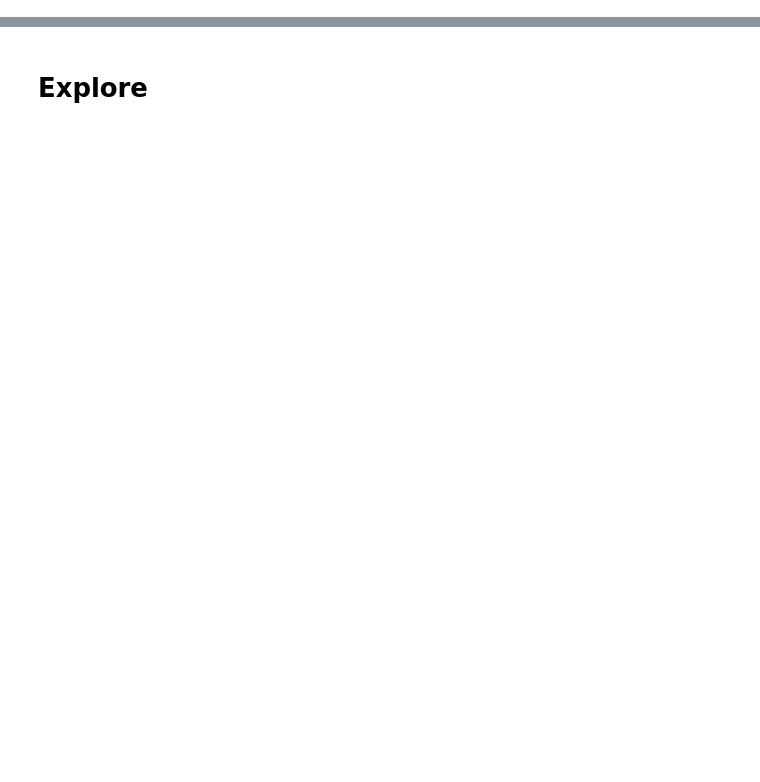
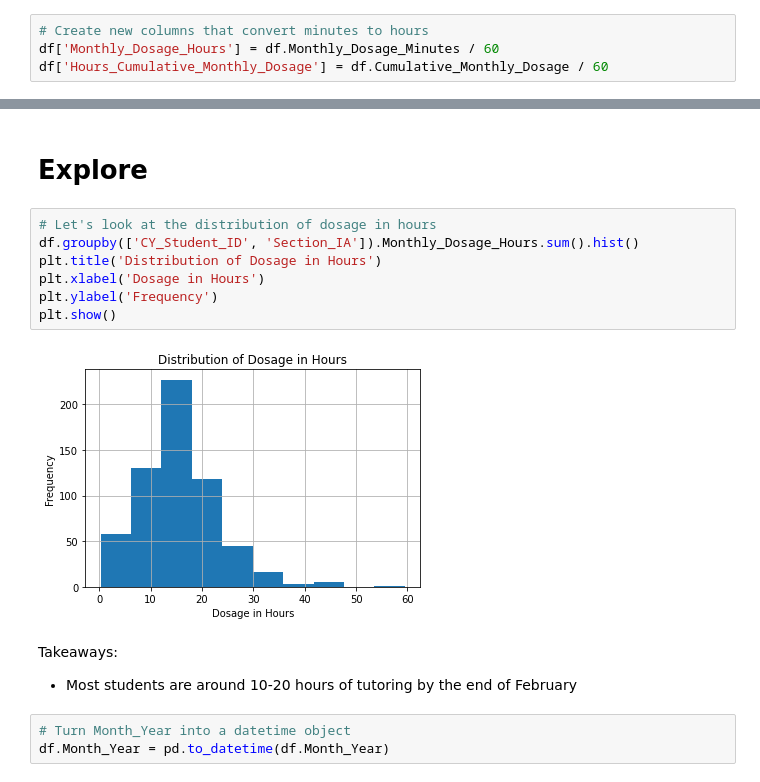
Before and after one commit to christophermayorga/my-data-science-notes, a Jupyter notebook: Dosage.ipynb, the cells around one changed output, grey strips where cells are left out. Cells and saved outputs as stored; diff of their text form; blank space fills up the shorter version.

```diff
--- a/Dosage.ipynb
+++ b/Dosage.ipynb
@@ -131,3 +116,7 @@ Name: Month_Year, dtype: int64
+# %%
+# Create new columns that convert minutes to hours
+df['Monthly_Dosage_Hours'] = df.Monthly_Dosage_Minutes / 60
+df['Hours_Cumulative_Monthly_Dosage'] = df.Cumulative_Monthly_Dosage / 60
 # %%
 feb = df[df.Month_Year == '2016 02']
 # %%
@@ -153,2 +142,17 @@ ELA: (251, 8), Math: (245, 8)
 # %% [markdown]
 # Explore
+# %%
+# Let's look at the distribution of dosage in hours
+df.groupby(['CY_Student_ID', 'Section_IA']).Monthly_Dosage_Hours.sum().hist()
+plt.title('Distribution of Dosage in Hours')
+plt.xlabel('Dosage in Hours')
+plt.ylabel('Frequency')
+plt.show()
+# %% [output]
+[figure, added]
+# %% [markdown]
+Takeaways:
+- Most students are around 10-20 hours of tutoring by the end of February
+# %%
+# Turn Month_Year into a datetime object
+df.Month_Year = pd.to_datetime(df.Month_Year)
```
Also changed, not shown: parts of 9 cells of this notebook, 1 other file.
